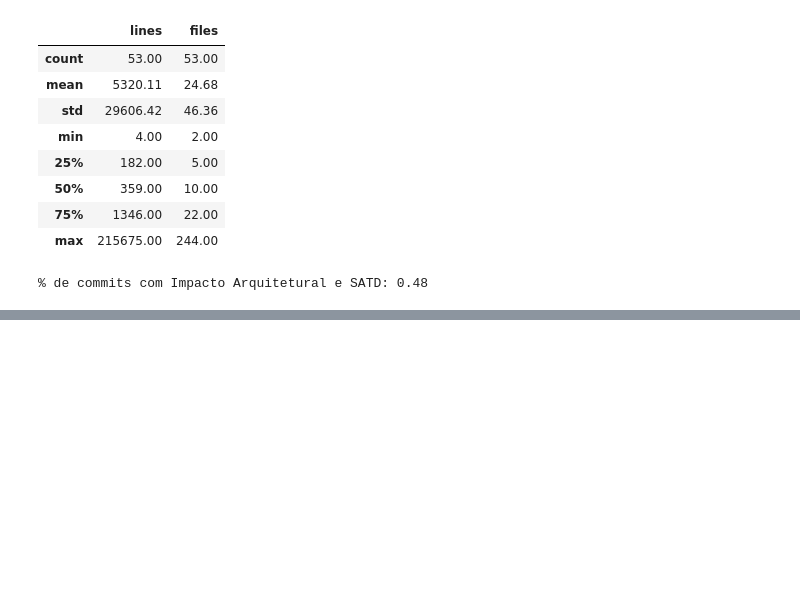
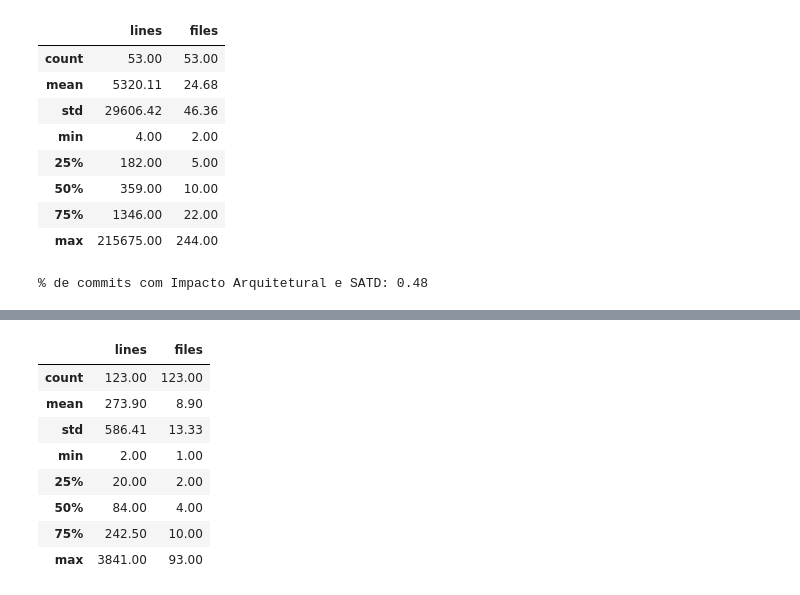
Before and after one commit to armandossrecife/my_validation, a Jupyter notebook: my_satd_cassandra.ipynb, the cells around one changed output, grey strips where cells are left out. Saved outputs shown, nothing was run; the diff lists cells and outputs as text; code cells hidden in the pictures; blank space fills up the shorter version.

```diff
--- a/my_satd_cassandra.ipynb
+++ b/my_satd_cassandra.ipynb
@@ -357,0 +508,12 @@ print(f'% de commits com Impacto Arquitetural e SATD: {p_commits_com_yes_ai}')
+# %%
+round(df_cassandra_commits_issues_no_ai_no_satd.describe(), 2)
+# %% [output]
+|  | lines | files |
+| count | 123.00 | 123.00 |
+| mean | 273.90 | 8.90 |
+| std | 586.41 | 13.33 |
+| min | 2.00 | 1.00 |
+| 25% | 20.00 | 2.00 |
+| 50% | 84.00 | 4.00 |
+| 75% | 242.50 | 10.00 |
+| max | 3841.00 | 93.00 |
```
Also changed, not shown: parts of 13 cells of this notebook.
